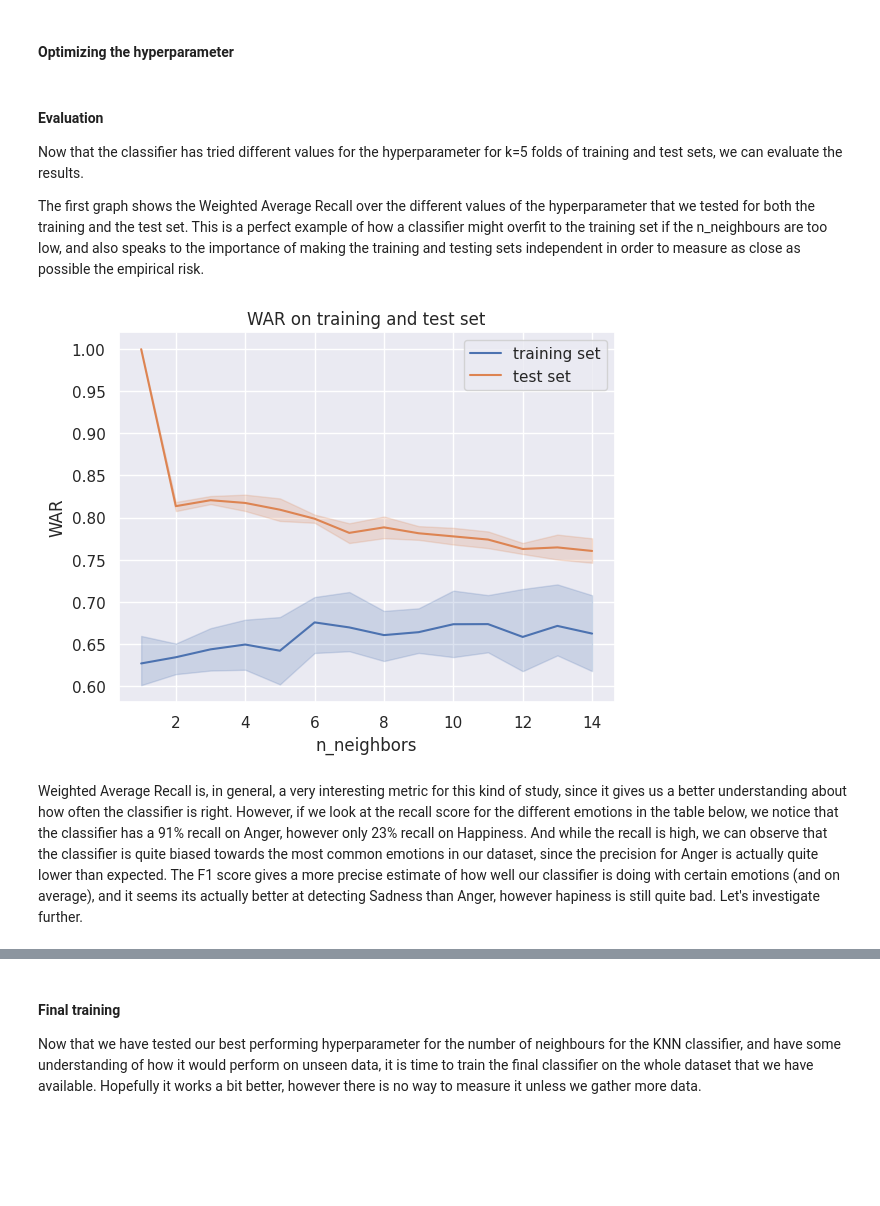
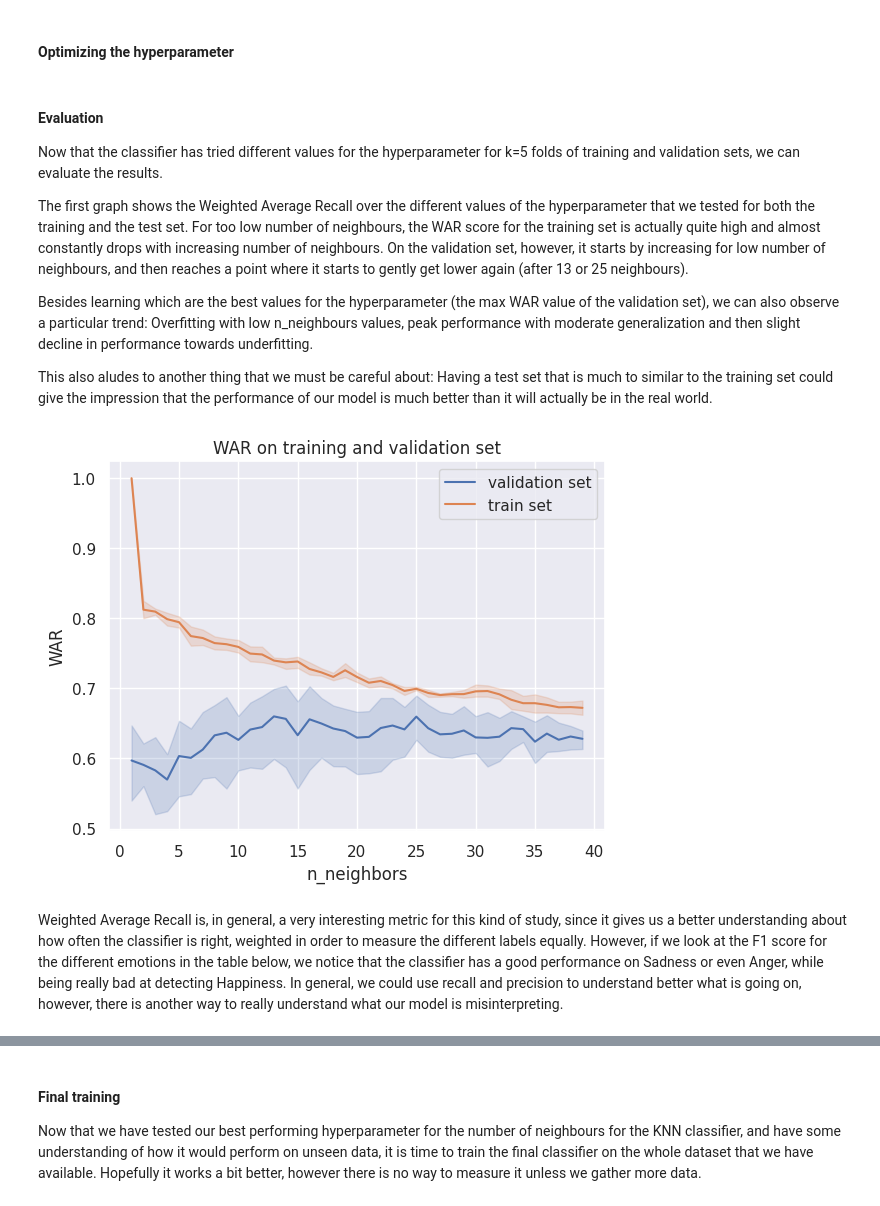
Before and after one commit to vsc2/SimpleSpeechEmotionRecognizer, a Jupyter notebook: SimpleSpeechEmotionRecognition.ipynb, the cells around one changed output, grey strips where cells are left out. Drawn from its saved outputs; the diff is of its cells as text; code cells hidden in the pictures; blank space fills up the shorter version.

```diff
--- a/SimpleSpeechEmotionRecognition.ipynb
+++ b/SimpleSpeechEmotionRecognition.ipynb
@@ -174,10 +163,10 @@ def get_score(true_labels, predictions, labels):
 # %%
 # Some hyperparameters for our search and optimization.
 k_folds = 5      #number of folds
-hyperparameter_space = range(1, 15)
+hyperparameter_space = range(1, 40)
 # %%
 # Here we will store the results
-results_test = pd.DataFrame()
+results_val = pd.DataFrame()
 results_train = pd.DataFrame()
 confusion_matrices = {}
 labels = emodb.emotions["emotion"].to_list()
@@ -185,30 +174,33 @@ labels = emodb.emotions["emotion"].to_list()
 for n_neighbors in hyperparameter_space:
     confusion_matrices[n_neighbors] = {}
 
-# the EmoDB_data class already provides a generator that allows to go though a desired number of Group-K-Folds,
-# providing a dictionary with the training and test X and y data.
-for k, train_test_split in tqdm(enumerate(emodb.get_train_test_folds(k_folds=k_folds, labeling="emotion"))):
-    X_train = train_test_split["X_train"]
-    X_test = train_test_split["X_test"]
-    y_train = train_test_split["y_train"]
-    y_test = train_test_split["y_test"]
+# the EmoDB_data class already has a method that provides the necessary datasets for training, validating
+# and testing the models using Group_K_Fold for validation and GroupShuffleSplit for testing
+
+folds_data, X_train_val, y_train_val, X_test, y_test = emodb.get_train_val_test_folds()
+
+for k, train_val_split in tqdm(enumerate(folds_data)):
+    X_train = train_val_split["X_train"]
+    X_val = train_val_split["X_val"]
+    y_train = train_val_split["y_train"]
+    y_val = train_val_split["y_val"]
 
 
     # Normalize the values
     scaler = StandardScaler()
     X_train = scaler.fit_transform(X_train)
-    X_test = scaler.transform(X_test)
+    X_val = scaler.transform(X_val)
 
-    # Let us try 4 different C values and see which is the best
+    # let us go through different values for the hyperparameter we are optimizing
     for n_neighbors in hyperparameter_space:
 
 
         clf = KNeighborsClassifier(n_neighbors=n_neighbors)
         clf.fit(X_train, y_train)
 
-        # calculate the performance on the test set and store values
-        test_predictions = clf.predict(X_test)
-        scores, confusion_matrices[n_neighbors][k] = get_score(y_test, test_predictions, clf.classes_)
+        # calculate the performance on the validation set and store values
+        val_predictions = clf.predict(X_val)
+        scores, confusion_matrices[n_neighbors][k] = get_score(y_val, val_predictions, clf.classes_)
         scores["n_neighbors"] = n_neighbors
         scores["k_fold"] = k
 
@@ -216,7 +208,7 @@ for k, train_test_split in tqdm(enumerate(emodb.get_train_test_folds(k_folds=k_f
         permutation = [list(clf.classes_).index(element) for element in labels]
         confusion_matrices[n_neighbors][k][permutation][:, permutation]
 
-        results_test = pd.concat([results_test, scores], axis=1)
+        results_val = pd.concat([results_val, scores], axis=1)
 
         # calculate the performance on the train set and store values
         train_predictions = clf.predict(X_train)
@@ -228,21 +220,25 @@ for k, train_test_split in tqdm(enumerate(emodb.get_train_test_folds(k_folds=k_f
 
 
 
-results_test = results_test.T
+results_val = results_val.T
 results_train = results_train.T
 # %% [markdown]
 #### Evaluation
 
-Now that the classifier has tried different values for the hyperparameter for k=5 folds of training and test sets, we can evaluate the results.
+Now that the classifier has tried different values for the hyperparameter for k=5 folds of training and validation sets, we can evaluate the results.
 
-The first graph shows the Weighted Average Recall over the different values of the hyperparameter that we tested for both the training and the test set. This is a perfect example of how a classifier might overfit to the training set if the n_neighbours are too low, and also speaks to the importance of making the training and testing sets independent in order to measure as close as possible the empirical risk.
+The first graph shows the Weighted Average Recall over the different values of the hyperparameter that we tested for both the training and the test set. For too low number of neighbours, the WAR score for the training set is actually quite high and almost constantly drops with increasing number of neighbours. On the validation set, however, it starts by increasing for low number of neighbours, and then reaches a point where it starts to gently get lower again (after 13 or 25 neighbours).
+
+Besides learning which are the best values for the hyperparameter (the max WAR value of the validation set), we can also observe a particular trend: Overfitting with low n_neighbours values, peak performance with moderate generalization and then slight decline in performance towards underfitting.
+
+This also aludes to another thing that we must be careful about: Having a test set that is much to similar to the training set could give the impression that the performance of our model is much better than it will actually be in the real world.
 # %%
-plot = sns.lineplot(data=results_test, x="n_neighbors", y="WAR", label="training set")
-plot = sns.lineplot(data=results_train, x="n_neighbors", y="WAR", label="test set")
-plot.set_title("WAR on training and test set")
+plot = sns.lineplot(data=results_val, x="n_neighbors", y="WAR", label="validation set")
+plot = sns.lineplot(data=results_train, x="n_neighbors", y="WAR", label="train set")
+plot.set_title("WAR on training and validation set")
 plt.show()
 # %% [output]
-[figure, old version]
+[figure, new version]
 # %% [markdown]
-Weighted Average Recall is, in general, a very interesting metric for this kind of study, since it gives us a better understanding about how often the classifier is right. However, if we look at the recall score for the different emotions in the table below, we notice that the classifier has a 91% recall on Anger, however only 23% recall on Happiness. And while the recall is high, we can observe that the classifier is quite biased towards the most common emotions in our dataset, since the precision for Anger is actually quite lower than expected. The F1 score gives a more precise estimate of how well our classifier is doing with certain emotions (and on average), and it seems its actually better at detecting Sadness than Anger, however hapiness is still quite bad. Let's investigate further.
+Weighted Average Recall is, in general, a very interesting metric for this kind of study, since it gives us a better understanding about how often the classifier is right, weighted in order to measure the different labels equally. However, if we look at the F1 score for the different emotions in the table below, we notice that the classifier has a good performance on Sadness or even Anger, while being really bad at detecting Happiness. In general, we could use recall and precision to understand better what is going on, however, there is another way to really understand what our model is misinterpreting.
 # %%
```
Also changed, not shown: parts of 16 cells of this notebook, 3 other files.
